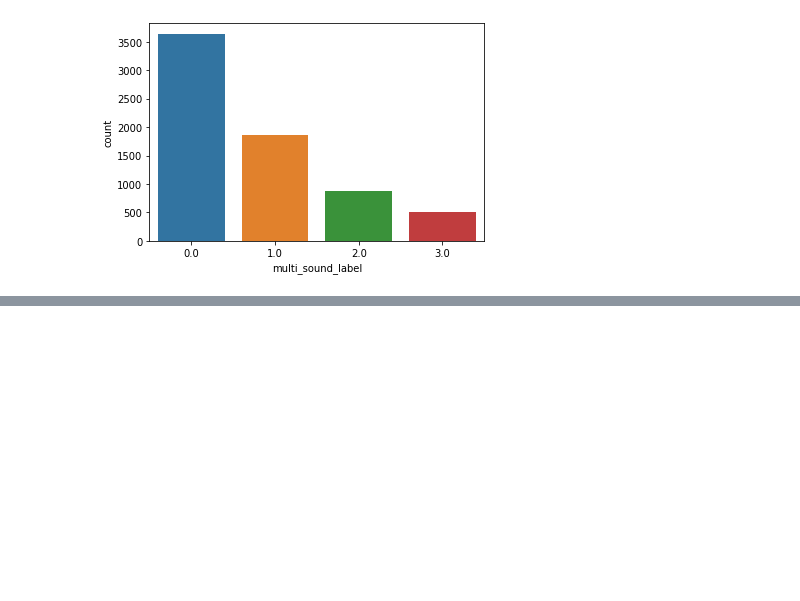
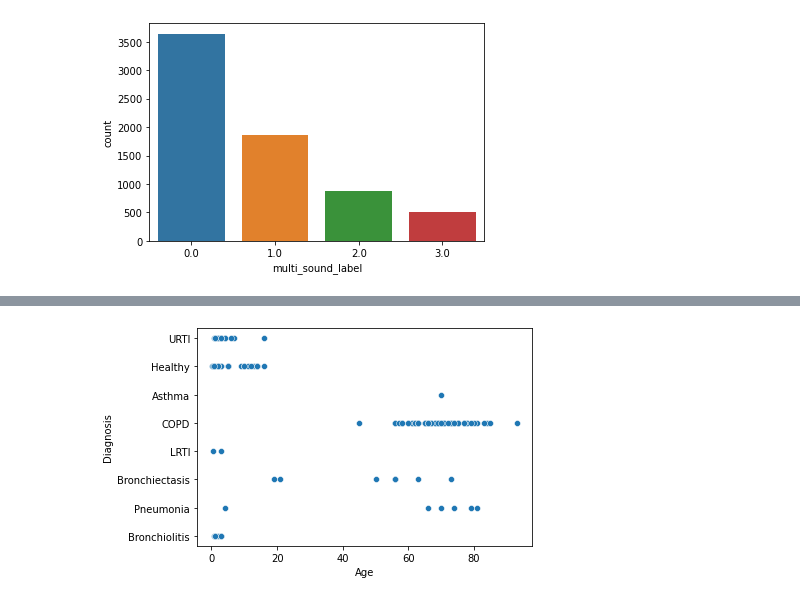
Before and after one commit to tracychg/Deep_Breath, a Jupyter notebook: notebooks/Exploratory_Data_Analysis.ipynb, the cells around one changed output, grey strips where cells are left out. Drawn from its saved outputs; the diff is of its cells as text; code cells hidden in the pictures; blank space fills up the shorter version.

```diff
--- a/notebooks/Exploratory_Data_Analysis.ipynb
+++ b/notebooks/Exploratory_Data_Analysis.ipynb
@@ -109,0 +153,5 @@ sns.countplot(x = data['multi_sound_label']);
+# %%
+'''Understand the relationship betwen diagnosis and Age. It appears that elder people have greater chance of getting COPD.'''
+sns.scatterplot(x=demo_df['Age'], y= demo_df['Diagnosis']);
+# %% [output]
+[figure, added]
```
Also changed, not shown: parts of 16 cells of this notebook.
